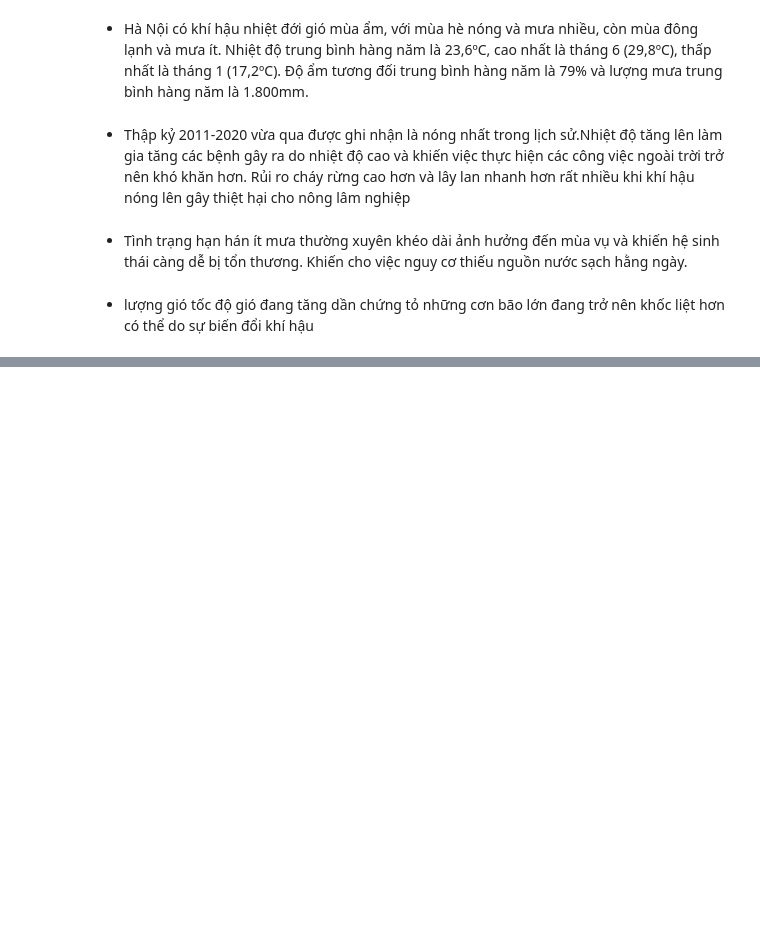
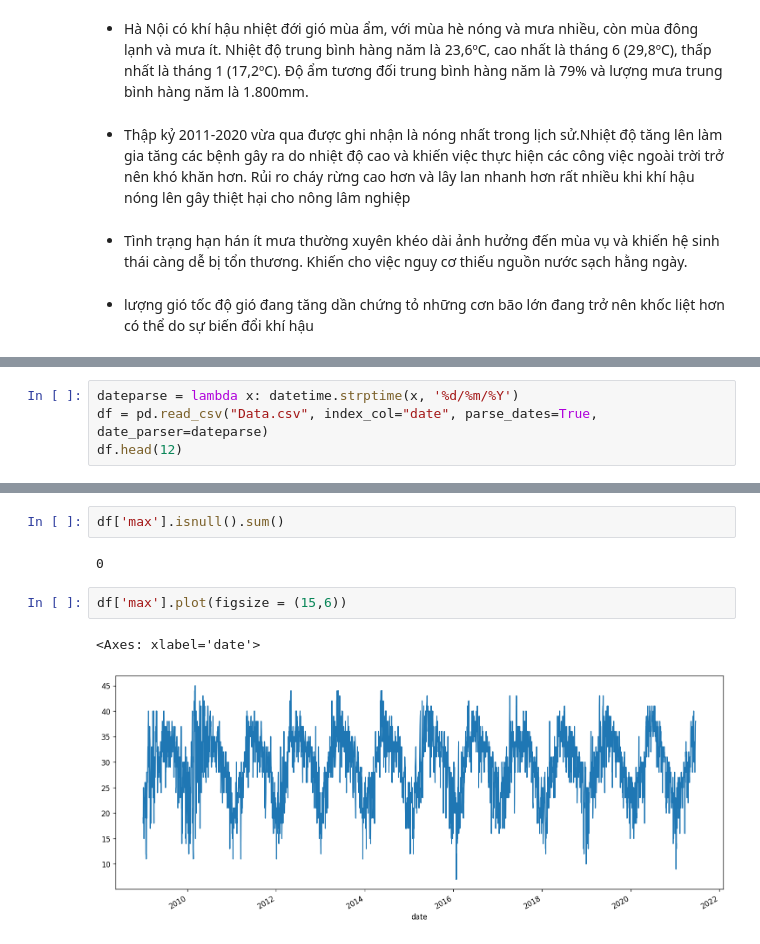
Before and after one commit to Truomghoccode/Bai-Tap-Lon, a Jupyter notebook: Climate_data_analysis.ipynb, the cells around one changed output, grey strips where cells are left out. Cells and saved outputs as stored; diff of their text form; blank space fills up the shorter version.

```diff
--- a/Climate_data_analysis.ipynb
+++ b/Climate_data_analysis.ipynb
@@ -425,0 +466,4 @@ plt.show()
+# %%
+dateparse = lambda x: datetime.strptime(x, '%d/%m/%Y')
+df = pd.read_csv("Data.csv", index_col="date", parse_dates=True, date_parser=dateparse)
+df.head(12)
@@ -425,0 +485,9 @@ plt.show()
+# %%
+df['max'].isnull().sum()
+# %% [output]
+0
+# %%
+df['max'].plot(figsize = (15,6))
+# %% [output]
+<Axes: xlabel='date'>
+[figure, added]
```
Also changed, not shown: parts of 18 cells of this notebook.
